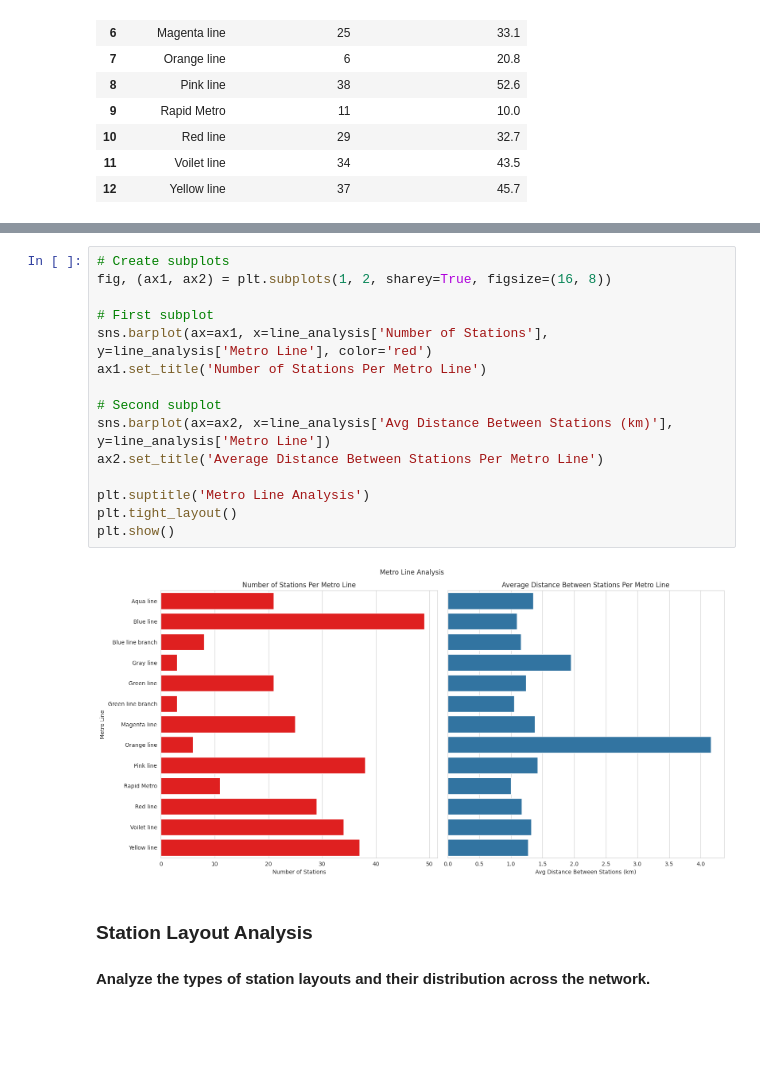
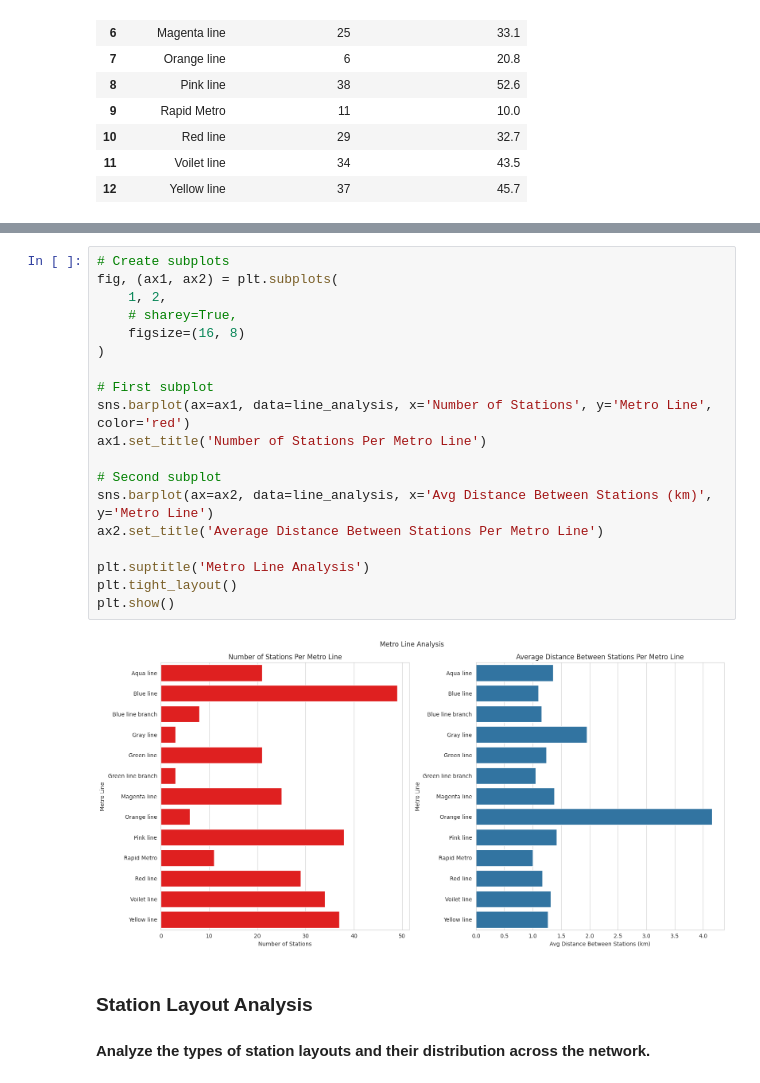
Before and after one commit to ajithpmohan/delhi-metro-network-analysis-using-python, a Jupyter notebook: main.ipynb, the cells around one changed output, grey strips where cells are left out. Drawn from its saved outputs; the diff is of its cells as text; blank space fills up the shorter version.

```diff
--- a/main.ipynb
+++ b/main.ipynb
@@ -164,21 +164,25 @@ line_analysis
 | 12 | Yellow line | 37 | 45.7 | 1.269444 |
 # %%
 # Create subplots
-fig, (ax1, ax2) = plt.subplots(1, 2, sharey=True, figsize=(16, 8))
+fig, (ax1, ax2) = plt.subplots(
+    1, 2,
+    # sharey=True,
+    figsize=(16, 8)
+)
 
 # First subplot
-sns.barplot(ax=ax1, x=line_analysis['Number of Stations'], y=line_analysis['Metro Line'], color='red')
+sns.barplot(ax=ax1, data=line_analysis, x='Number of Stations', y='Metro Line', color='red')
 ax1.set_title('Number of Stations Per Metro Line')
 
 # Second subplot
-sns.barplot(ax=ax2, x=line_analysis['Avg Distance Between Stations (km)'], y=line_analysis['Metro Line'])
+sns.barplot(ax=ax2, data=line_analysis, x='Avg Distance Between Stations (km)', y='Metro Line')
 ax2.set_title('Average Distance Between Stations Per Metro Line')
 
 plt.suptitle('Metro Line Analysis')
 plt.tight_layout()
 plt.show()
 # %% [output]
-[figure, old version]
+[figure, new version]
 # %% [markdown]
 ### Station Layout Analysis
 #### Analyze the types of station layouts and their distribution across the network.
```
Also changed, not shown: parts of 1 cell of this notebook.
